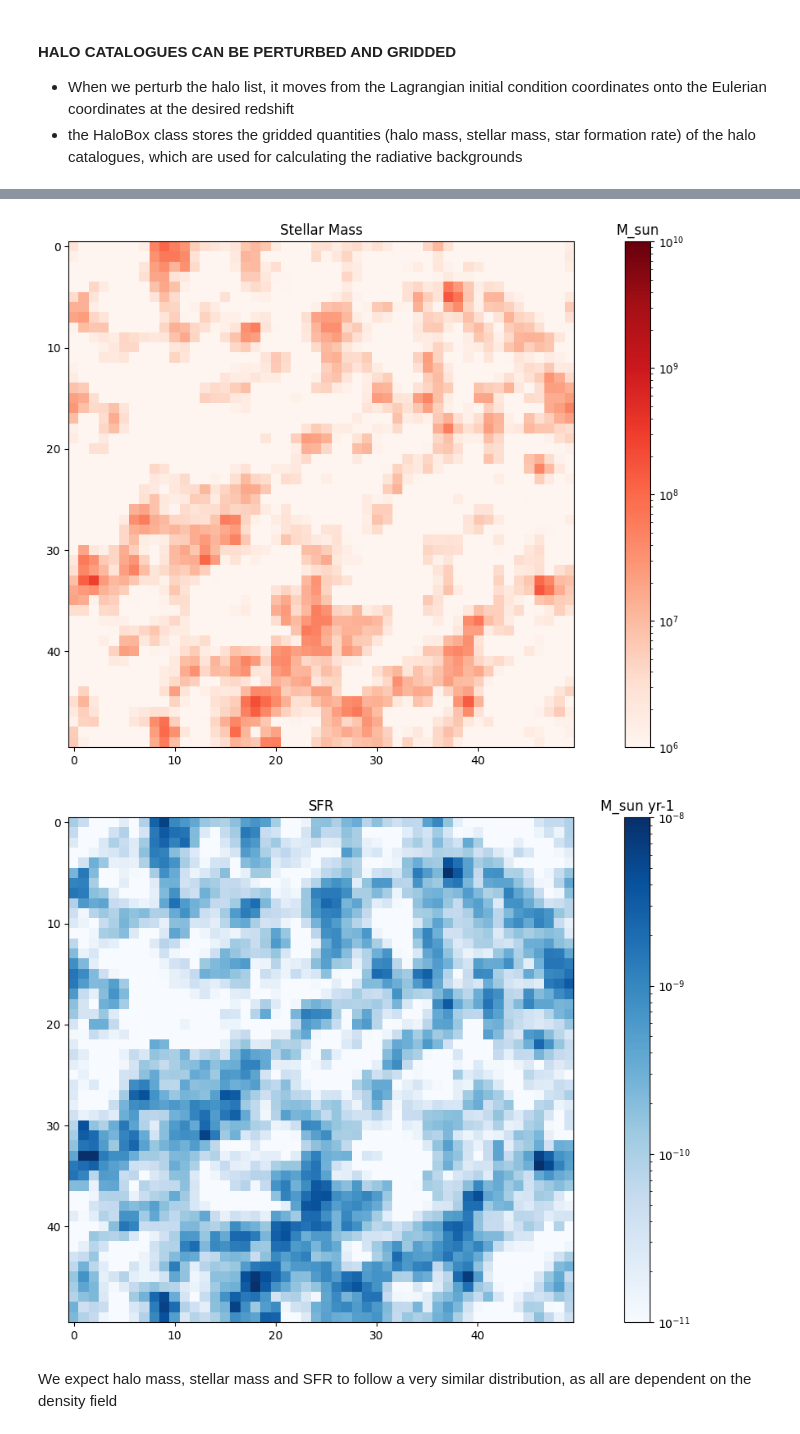
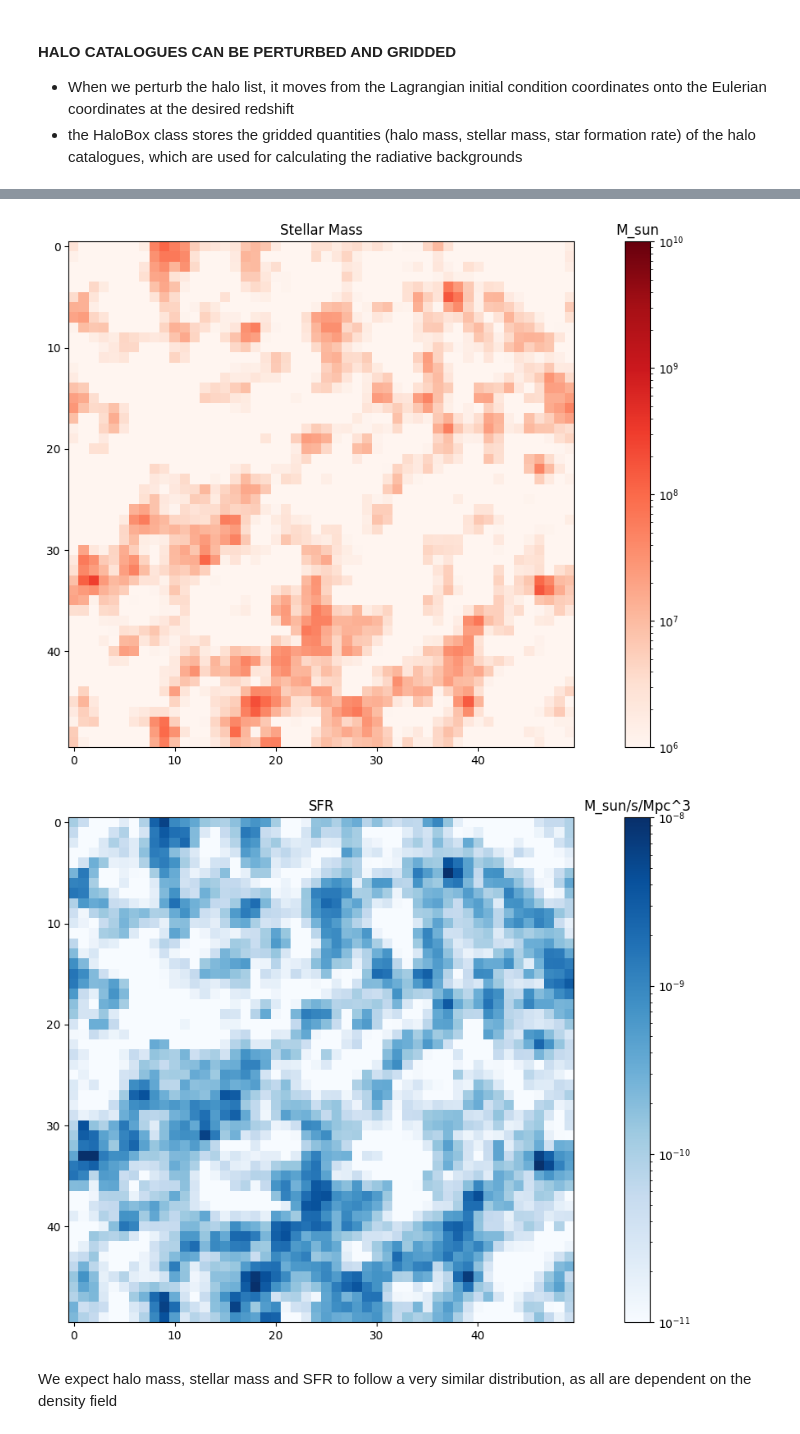
Before and after one commit to 21cmfast/21cmFAST, a Jupyter notebook: docs/tutorials/halosampler.ipynb, the cells around one changed output, grey strips where cells are left out. Drawn from its saved outputs; the diff is of its cells as text; code cells hidden in the pictures.

Commit message:
fixed halo_sfr unit typo

```diff
--- a/docs/tutorials/halosampler.ipynb
+++ b/docs/tutorials/halosampler.ipynb
@@ -246,34 +246,34 @@ pt_field = p21c.perturb_field(
 )
 halo_box = p21c.compute_halo_grid(
     redshift=halolist_init.redshift,
-    halo_field=halolist_init,
+    halo_catalog=halolist_init,
     initial_conditions=init_box
 )
 # %%
 plt.figure()
 plt.imshow(
     halo_box.get('halo_mass')[..., 0], cmap=cm.Purples, norm=LogNorm(vmin=1e8, vmax=1e11)
 )
 plt.title("Halo Mass")
 cb = plt.colorbar()
 cb.ax.set_title("M_sun")
 plt.show()
 plt.imshow(halo_box.get('halo_stars')[..., 0], cmap=cm.Reds, norm=LogNorm(vmin=1e6, vmax=1e10))
 plt.title("Stellar Mass")
 cb = plt.colorbar()
 cb.ax.set_title("M_sun")
 plt.show()
 plt.imshow(
     halo_box.get('halo_sfr')[..., 0], cmap=cm.Blues, norm=LogNorm(vmin=1e-11, vmax=1e-8)
 )
 plt.title("SFR")
 cb = plt.colorbar()
-cb.ax.set_title("M_sun yr-1")
+cb.ax.set_title("M_sun/s/Mpc^3")
 plt.show()
 # %% [output]
 [figure]
 [figure]
-[figure, old version]
+[figure, new version]
 # %% [markdown]
 We expect halo mass, stellar mass and SFR to follow a very similar distribution, as all are dependent on the density field
 # %% [markdown]
```
